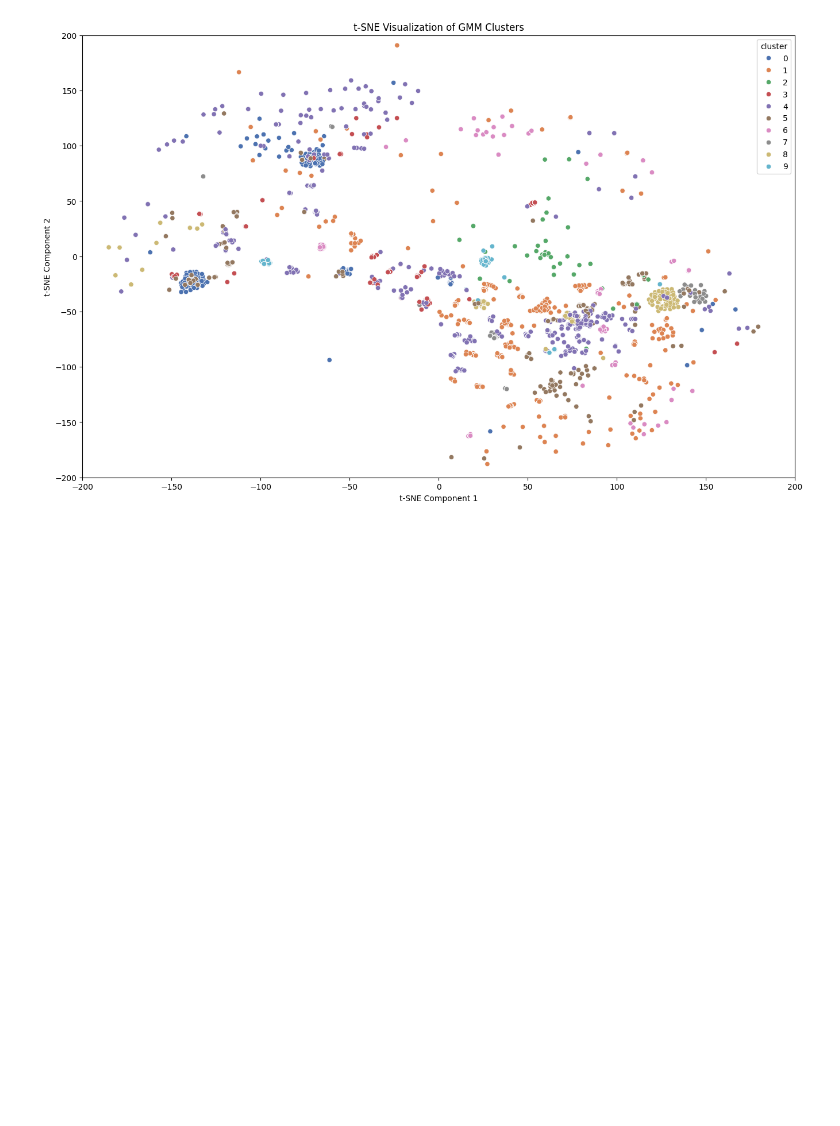
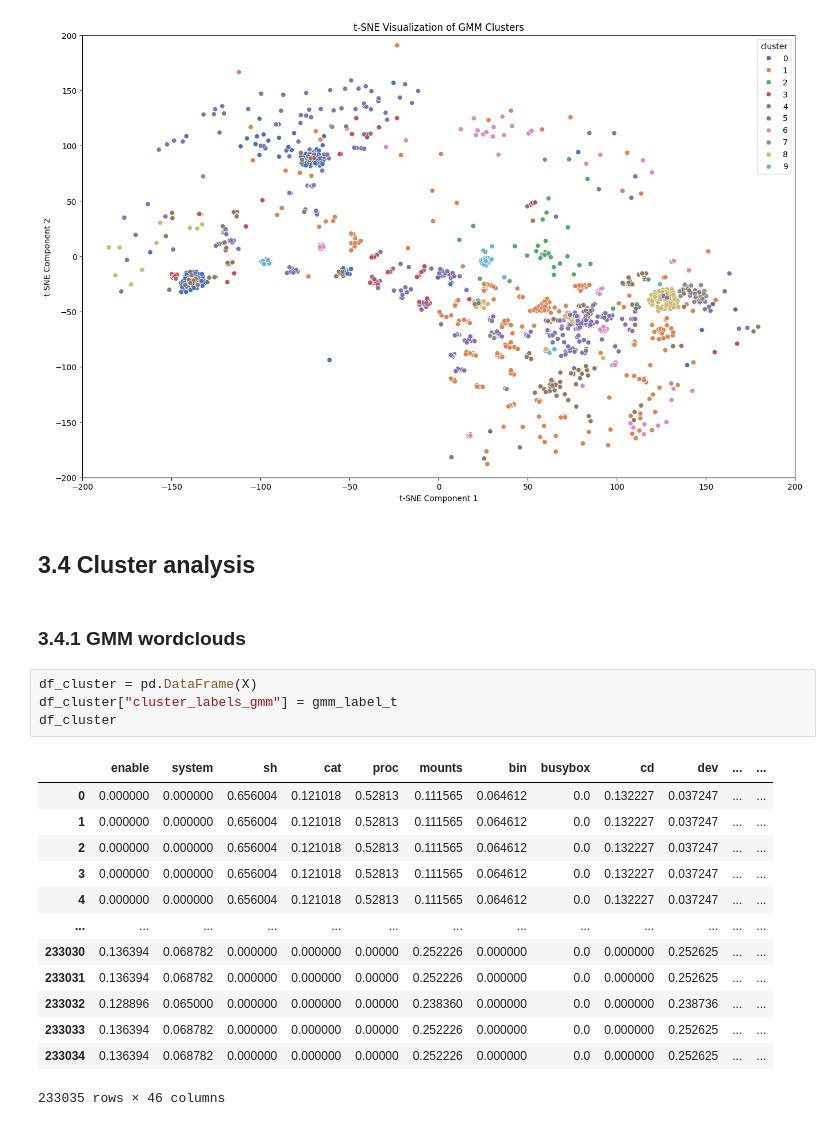
Before and after one commit to massimomecarelli/ML4N_project, a Jupyter notebook: Unsupervised_clustering.ipynb, the cells around one changed output. Drawn from its saved outputs; the diff is of its cells as text; blank space fills up the shorter version.

```diff
--- a/Unsupervised_clustering.ipynb
+++ b/Unsupervised_clustering.ipynb
@@ -214,3 +237,25 @@ plt.ylim(-200, 200)  # Zoom in on y-axis
 plt.show()
 # %% [output]
 [figure]
+# %% [markdown]
+## 3.4 Cluster analysis
+# %% [markdown]
+### 3.4.1 GMM wordclouds
+# %%
+df_cluster = pd.DataFrame(X)
+df_cluster["cluster_labels_gmm"] = gmm_label_t
+df_cluster
+# %% [output]
+|  | enable | system | sh | cat | proc | mounts | bin | busybox | cd | dev | ... | ... |
+| 0 | 0.000000 | 0.000000 | 0.656004 | 0.121018 | 0.52813 | 0.111565 | 0.064612 | 0.0 | 0.132227 | 0.037247 | ... | ... |
+| 1 | 0.000000 | 0.000000 | 0.656004 | 0.121018 | 0.52813 | 0.111565 | 0.064612 | 0.0 | 0.132227 | 0.037247 | ... | ... |
+| 2 | 0.000000 | 0.000000 | 0.656004 | 0.121018 | 0.52813 | 0.111565 | 0.064612 | 0.0 | 0.132227 | 0.037247 | ... | ... |
+| 3 | 0.000000 | 0.000000 | 0.656004 | 0.121018 | 0.52813 | 0.111565 | 0.064612 | 0.0 | 0.132227 | 0.037247 | ... | ... |
+| 4 | 0.000000 | 0.000000 | 0.656004 | 0.121018 | 0.52813 | 0.111565 | 0.064612 | 0.0 | 0.132227 | 0.037247 | ... | ... |
+| ... | ... | ... | ... | ... | ... | ... | ... | ... | ... | ... | ... | ... |
+| 233030 | 0.136394 | 0.068782 | 0.000000 | 0.000000 | 0.00000 | 0.252226 | 0.000000 | 0.0 | 0.000000 | 0.252625 | ... | ... |
+| 233031 | 0.136394 | 0.068782 | 0.000000 | 0.000000 | 0.00000 | 0.252226 | 0.000000 | 0.0 | 0.000000 | 0.252625 | ... | ... |
+| 233032 | 0.128896 | 0.065000 | 0.000000 | 0.000000 | 0.00000 | 0.238360 | 0.000000 | 0.0 | 0.000000 | 0.238736 | ... | ... |
+| 233033 | 0.136394 | 0.068782 | 0.000000 | 0.000000 | 0.00000 | 0.252226 | 0.000000 | 0.0 | 0.000000 | 0.252625 | ... | ... |
+| 233034 | 0.136394 | 0.068782 | 0.000000 | 0.000000 | 0.00000 | 0.252226 | 0.000000 | 0.0 | 0.000000 | 0.252625 | ... | ... |
+233035 rows × 46 columns
```
Also changed, not shown: parts of 22 cells of this notebook.
